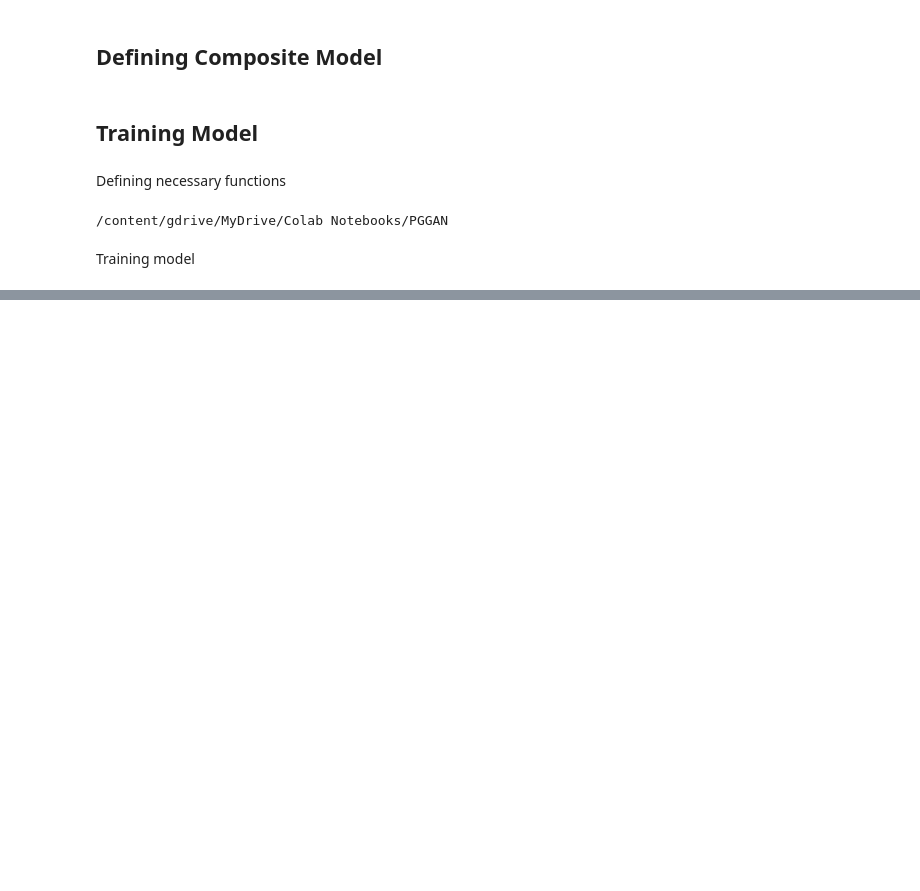
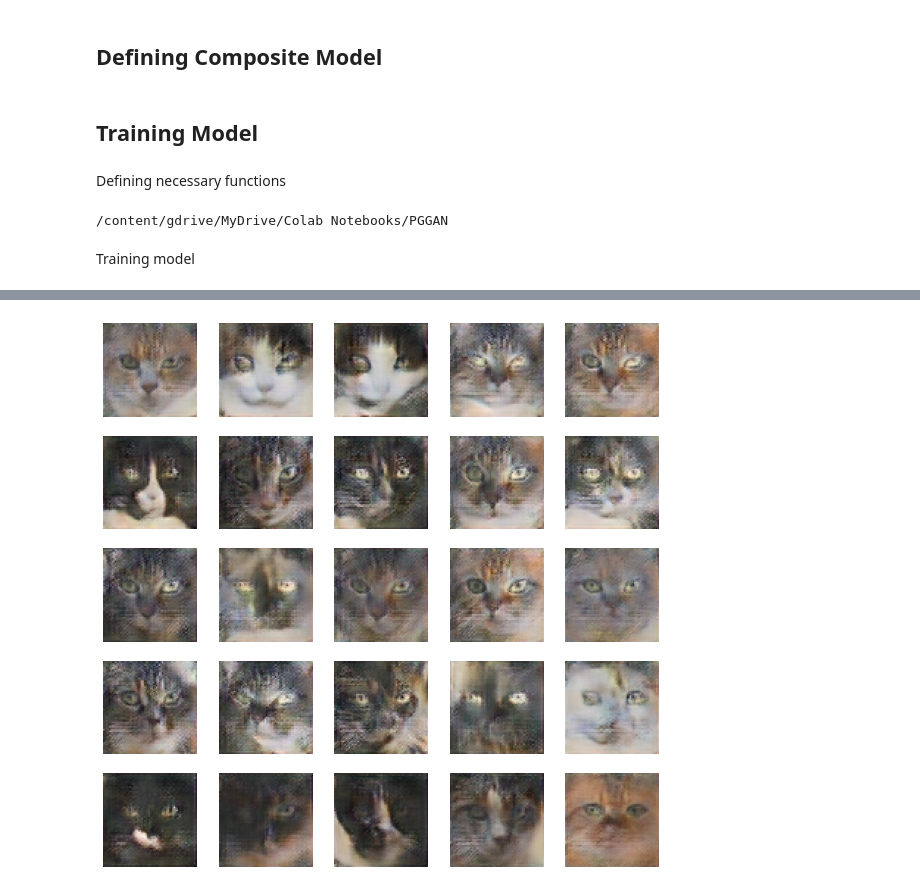
Before and after one commit to alyagabsi/PGGAN-Abstract-Art, a Jupyter notebook: Model Training/PGGAN_&_Cats.ipynb, the cells around one changed output, grey strips where cells are left out. Cells and saved outputs as stored; diff of their text form; code cells hidden in the pictures; blank space fills up the shorter version.

```diff
--- a/Model Training/PGGAN_&_Cats.ipynb
+++ b/Model Training/PGGAN_&_Cats.ipynb
@@ -647,0 +579,5 @@ FileNotFoundError: ignored
+# %%
+from keras.models import load_model
+
+cust = {'PixelNormalization': PixelNormalization, 'MinibatchStdev': MinibatchStdev, 'WeightedSum': WeightedSum}
+model = load_model('model_064x064-tuned.h5', cust)
@@ -647,0 +586,29 @@ FileNotFoundError: ignored
+# %%
+# size of the latent space
+latent_dim = 100
+# number of images to generate
+n_images = 25
+# generate images
+latent_points = generate_latent_points(latent_dim, n_images)
+# generate images
+X = model.predict(latent_points)
+# %%
+from pylab import rcParams
+rcParams['figure.figsize'] = 10, 10
+def plot_generated(images, n_images):
+	# plot images
+	square = int(sqrt(n_images))
+	# normalize pixel values to the range [0,1]
+	images = (images - images.min()) / (images.max() - images.min())
+	for i in range(n_images):
+		# define subplot
+		pyplot.subplot(square, square, 1 + i)
+		# turn off axis
+		pyplot.axis('off')
+		# plot raw pixel data
+		pyplot.imshow(images[i])
+	pyplot.show()
+# %%
+plot_generated(X, n_images)
+# %% [output]
+[figure, added]
```
Also changed, not shown: parts of 9 cells of this notebook.
